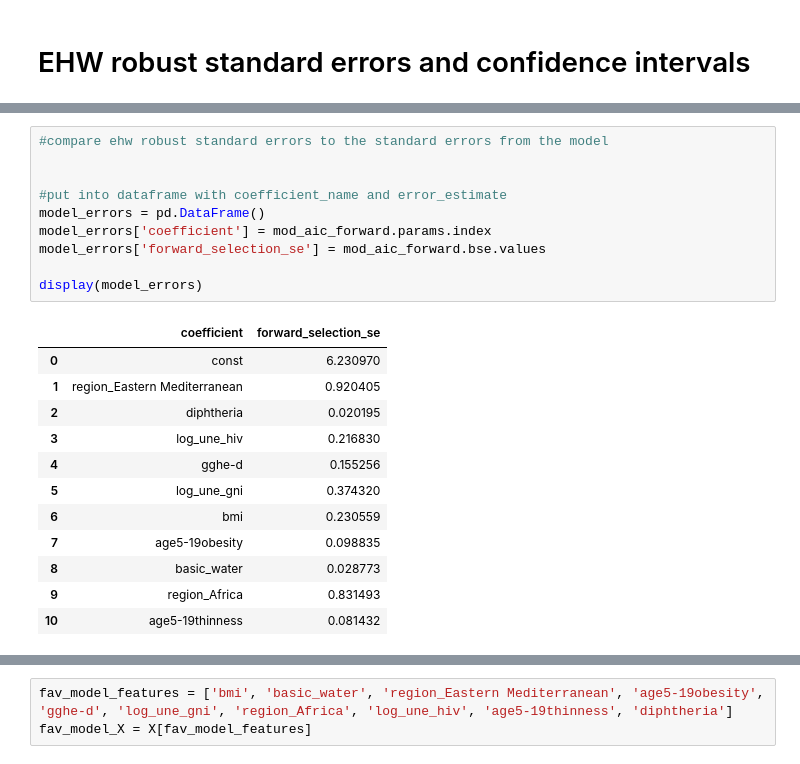
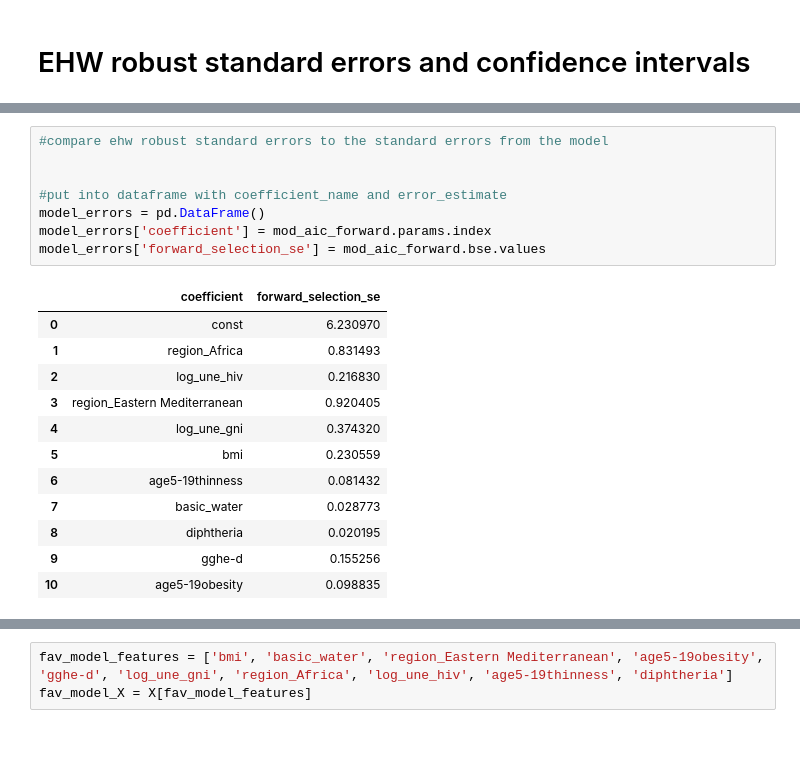
Before and after one commit to sbslaton/230-254-Final-Projects, a Jupyter notebook: 230/code/Modeling.ipynb, the cells around one changed output, grey strips where cells are left out. Cells and saved outputs as stored; diff of their text form.

```diff
--- a/230/code/Modeling.ipynb
+++ b/230/code/Modeling.ipynb
@@ -634,23 +625,21 @@ Index(['const', 'region_Eastern Mediterranean', 'diphtheria', 'log_une_hiv',
 # %%
 #compare ehw robust standard errors to the standard errors from the model
 
 
 #put into dataframe with coefficient_name and error_estimate
 model_errors = pd.DataFrame()
 model_errors['coefficient'] = mod_aic_forward.params.index
 model_errors['forward_selection_se'] = mod_aic_forward.bse.values
-
-display(model_errors)
 # %% [output]
 |  | coefficient | forward_selection_se |
 | 0 | const | 6.230970 |
-| 1 | region_Eastern Mediterranean | 0.920405 |
-| 2 | diphtheria | 0.020195 |
-| 3 | log_une_hiv | 0.216830 |
-| 4 | gghe-d | 0.155256 |
-| 5 | log_une_gni | 0.374320 |
-| 6 | bmi | 0.230559 |
-| 7 | age5-19obesity | 0.098835 |
-| 8 | basic_water | 0.028773 |
-| 9 | region_Africa | 0.831493 |
-| 10 | age5-19thinness | 0.081432 |
+| 1 | region_Africa | 0.831493 |
+| 2 | log_une_hiv | 0.216830 |
+| 3 | region_Eastern Mediterranean | 0.920405 |
+| 4 | log_une_gni | 0.374320 |
+| 5 | bmi | 0.230559 |
+| 6 | age5-19thinness | 0.081432 |
+| 7 | basic_water | 0.028773 |
+| 8 | diphtheria | 0.020195 |
+| 9 | gghe-d | 0.155256 |
+| 10 | age5-19obesity | 0.098835 |
```
Also changed, not shown: parts of 16 cells of this notebook.
